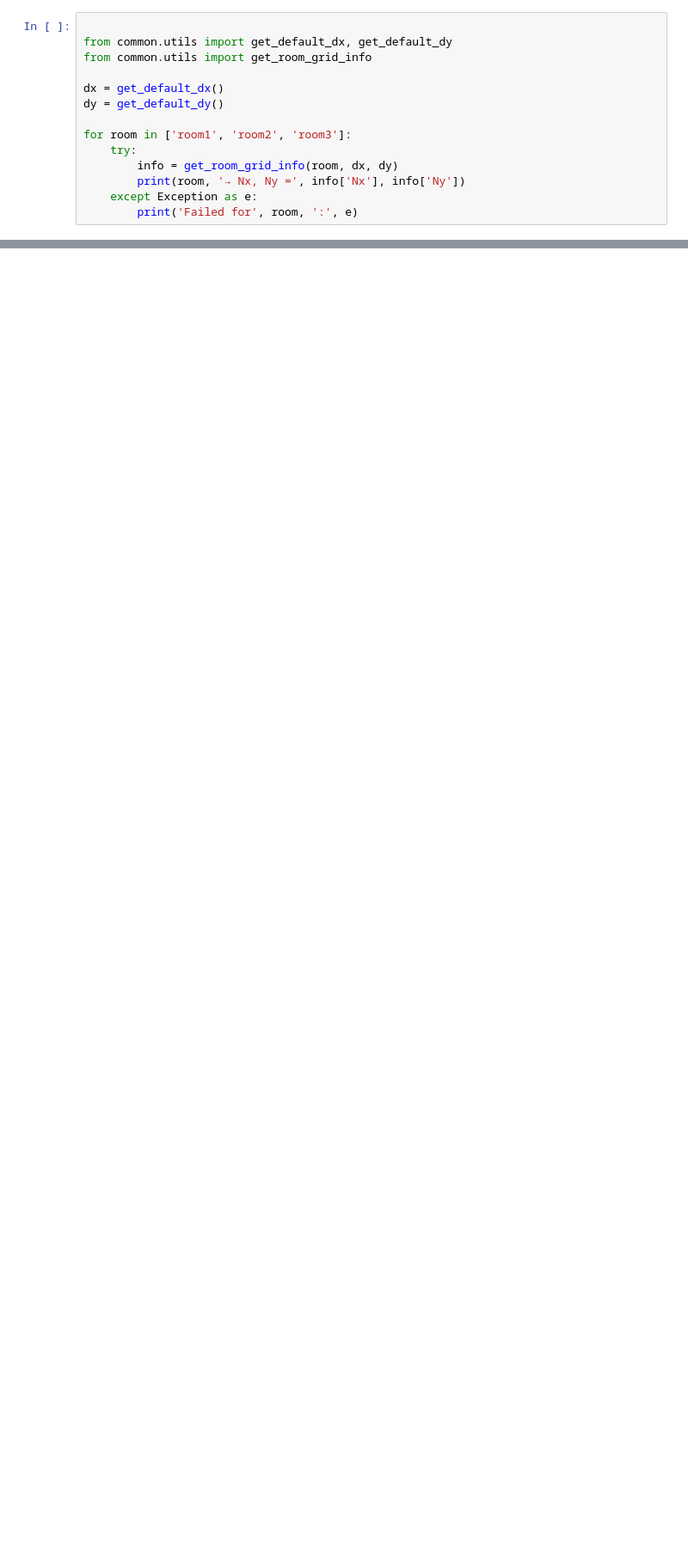
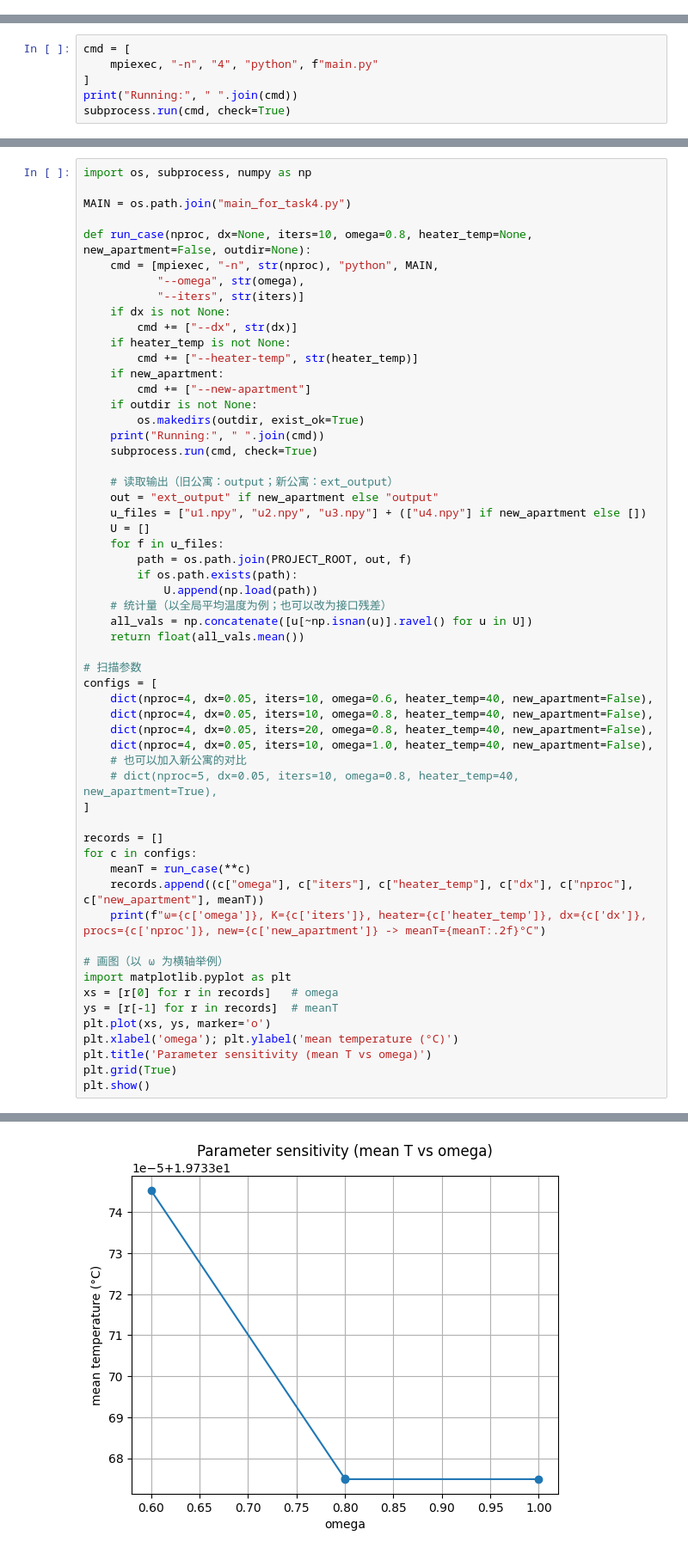
Before and after one commit to Jia0603/Project_3, a Jupyter notebook: project_3.ipynb, the cells around one changed output, grey strips where cells are left out. Shown at 86% size. Saved outputs shown, nothing was run; the diff lists cells and outputs as text; blank space fills up the shorter version.

```diff
--- a/project_3.ipynb
+++ b/project_3.ipynb
@@ -31,14 +97,0 @@ Python: 3.13.7 (v3.13.7:bcee1c32211, Aug 14 2025, 19:10:51) [Clang 16.0.0 (clang
-# %%
-
-from common.utils import get_default_dx, get_default_dy
-from common.utils import get_room_grid_info
-
-dx = get_default_dx()
-dy = get_default_dy()
-
-for room in ['room1', 'room2', 'room3']:
-    try:
-        info = get_room_grid_info(room, dx, dy)
-        print(room, '→ Nx, Ny =', info['Nx'], info['Ny'])
-    except Exception as e:
-        print('Failed for', room, ':', e)
@@ -67,0 +98,6 @@ Failed: could not broadcast input array from shape (39,) into shape (21,)
+# %%
+cmd = [
+    mpiexec, "-n", "4", "python", f"main.py"
+]
+print("Running:", " ".join(cmd))
+subprocess.run(cmd, check=True)
@@ -67,0 +143,58 @@ Failed: could not broadcast input array from shape (39,) into shape (21,)
+# %%
+import os, subprocess, numpy as np
+
+MAIN = os.path.join("main_for_task4.py")
+
+def run_case(nproc, dx=None, iters=10, omega=0.8, heater_temp=None, new_apartment=False, outdir=None):
+    cmd = [mpiexec, "-n", str(nproc), "python", MAIN,
+           "--omega", str(omega),
+           "--iters", str(iters)]
+    if dx is not None:
+        cmd += ["--dx", str(dx)]
+    if heater_temp is not None:
+        cmd += ["--heater-temp", str(heater_temp)]
+    if new_apartment:
+        cmd += ["--new-apartment"]
+    if outdir is not None:
+        os.makedirs(outdir, exist_ok=True)
+    print("Running:", " ".join(cmd))
+    subprocess.run(cmd, check=True)
+
+    # 读取输出（旧公寓：output；新公寓：ext_output）
+    out = "ext_output" if new_apartment else "output"
+    u_files = ["u1.npy", "u2.npy", "u3.npy"] + (["u4.npy"] if new_apartment else [])
+    U = []
+    for f in u_files:
+        path = os.path.join(PROJECT_ROOT, out, f)
+        if os.path.exists(path):
+            U.append(np.load(path))
+    # 统计量（以全局平均温度为例；也可以改为接口残差）
+    all_vals = np.concatenate([u[~np.isnan(u)].ravel() for u in U])
+    return float(all_vals.mean())
+
+# 扫描参数
+configs = [
+    dict(nproc=4, dx=0.05, iters=10, omega=0.6, heater_temp=40, new_apartment=False),
+    dict(nproc=4, dx=0.05, iters=10, omega=0.8, heater_temp=40, new_apartment=False),
+    dict(nproc=4, dx=0.05, iters=20, omega=0.8, heater_temp=40, new_apartment=False),
+    dict(nproc=4, dx=0.05, iters=10, omega=1.0, heater_temp=40, new_apartment=False),
+    # 也可以加入新公寓的对比
+    # dict(nproc=5, dx=0.05, iters=10, omega=0.8, heater_temp=40, new_apartment=True),
+]
+
+records = []
+for c in configs:
+    meanT = run_case(**c)
+    records.append((c["omega"], c["iters"], c["heater_temp"], c["dx"], c["nproc"], c["new_apartment"], meanT))
+    print(f"ω={c['omega']}, K={c['iters']}, heater={c['heater_temp']}, dx={c['dx']}, procs={c['nproc']}, new={c['new_apartment']} -> meanT={meanT:.2f}°C")
+
+# 画图（以 ω 为横轴举例）
+import matplotlib.pyplot as plt
+xs = [r[0] for r in records]   # omega
+ys = [r[-1] for r in records]  # meanT
+plt.plot(xs, ys, marker='o')
+plt.xlabel('omega'); plt.ylabel('mean temperature (°C)')
+plt.title('Parameter sensitivity (mean T vs omega)')
+plt.grid(True)
+plt.show()
+# %% [output]
@@ -67,0 +218 @@ Failed: could not broadcast input array from shape (39,) into shape (21,)
+[figure, added]
```
Also changed, not shown: parts of 18 cells of this notebook, 17 other files.
